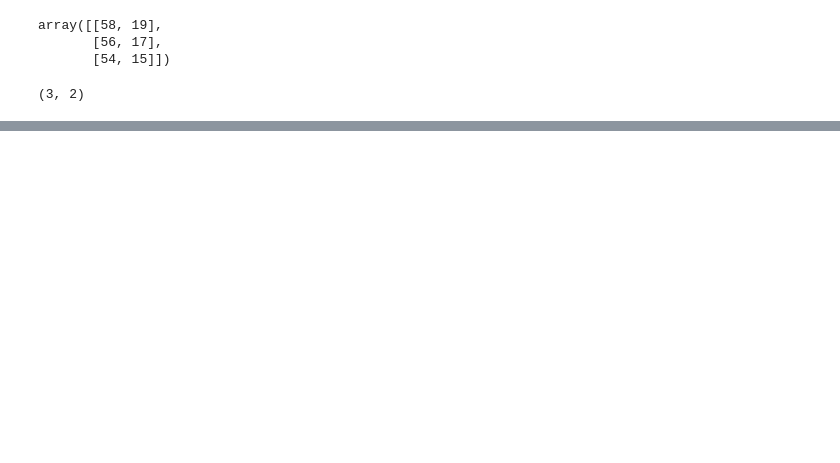
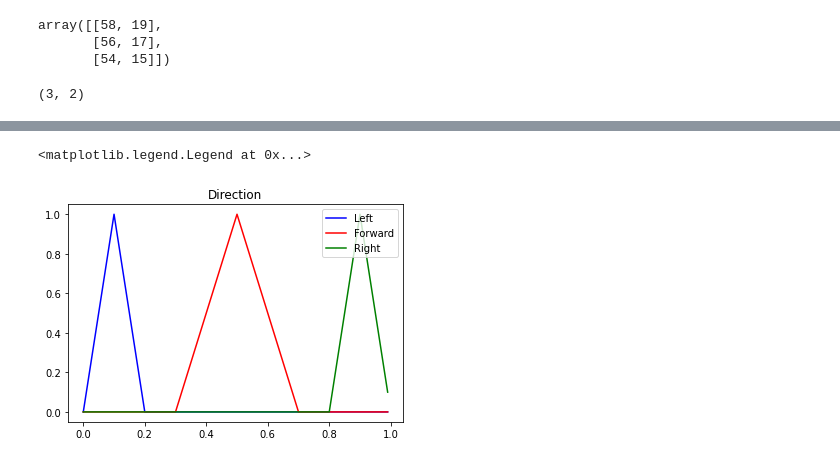
Before and after one commit to ProtossLuigi/snek, a Jupyter notebook: notebooks/DebugNotebook.ipynb, the cells around one changed output, grey strips where cells are left out. Drawn from its saved outputs; the diff is of its cells as text; code cells hidden in the pictures; blank space fills up the shorter version.

```diff
--- a/notebooks/DebugNotebook.ipynb
+++ b/notebooks/DebugNotebook.ipynb
@@ -36,0 +62,20 @@ plt.legend()
+# %%
+dir_range = np.arange(0, 1 , 0.01)
+
+zero_index = np.where(dir_range==0.5)[0][0]
+
+dir_forward = fuzz.trimf(dir_range, [0.3, 0.5, 0.7])
+dir_left = fuzz.trimf(dir_range, [0, 0.1, 0.2])
+# dir_left[0:zero_index] = 0
+# dir_right = 1 - dir_forward
+dir_right = fuzz.trimf(dir_range, [0.8, 0.9, 1.])
+
+fig = plt.figure()
+plt.plot(dir_range, dir_left, 'b', linewidth=1.5, label='Left')
+plt.plot(dir_range, dir_forward, 'r', linewidth=1.5, label='Forward')
+plt.plot(dir_range, dir_right, 'g', linewidth=1.5, label="Right")
+plt.title('Direction')
+plt.legend()
+# %% [output]
+<matplotlib.legend.Legend at 0x...>
+[figure, added]
```
Also changed, not shown: parts of 5 cells of this notebook, 1 other file.
